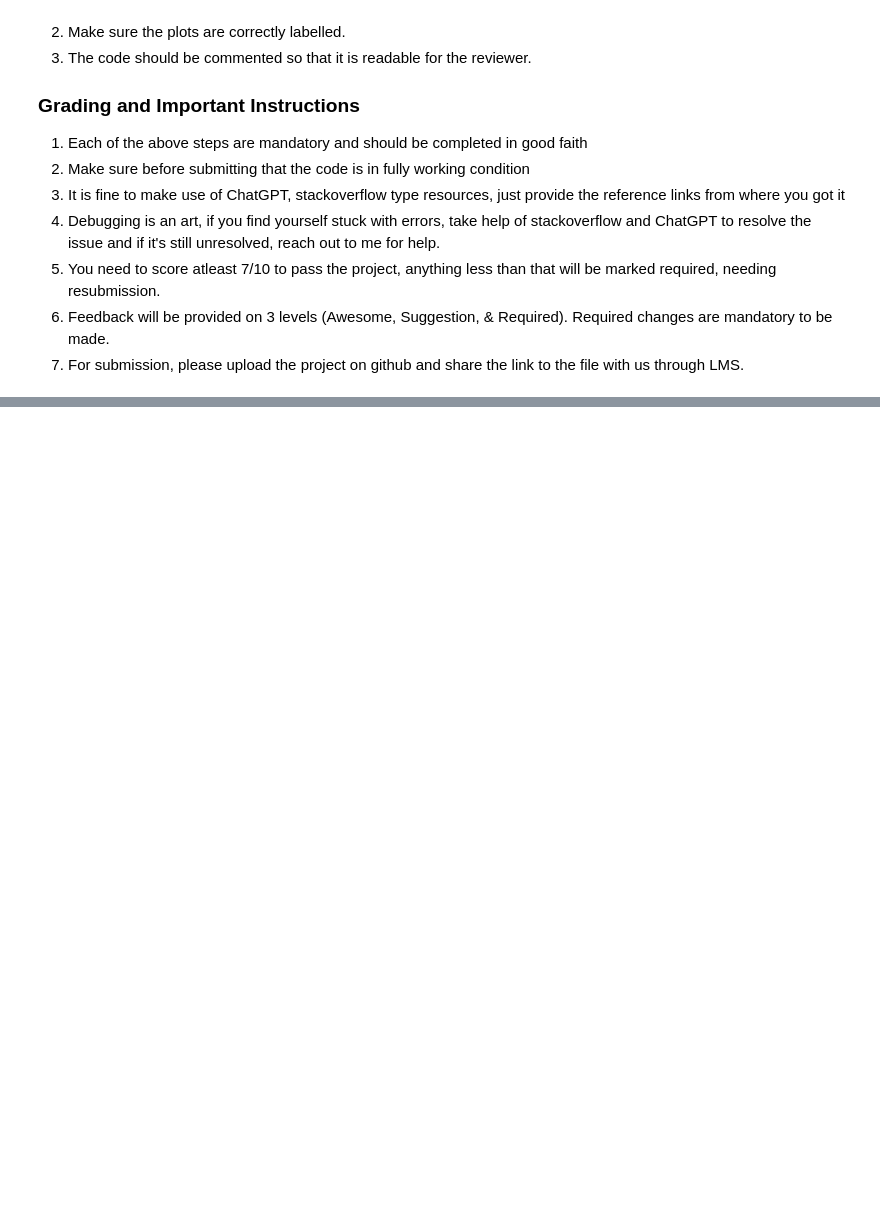
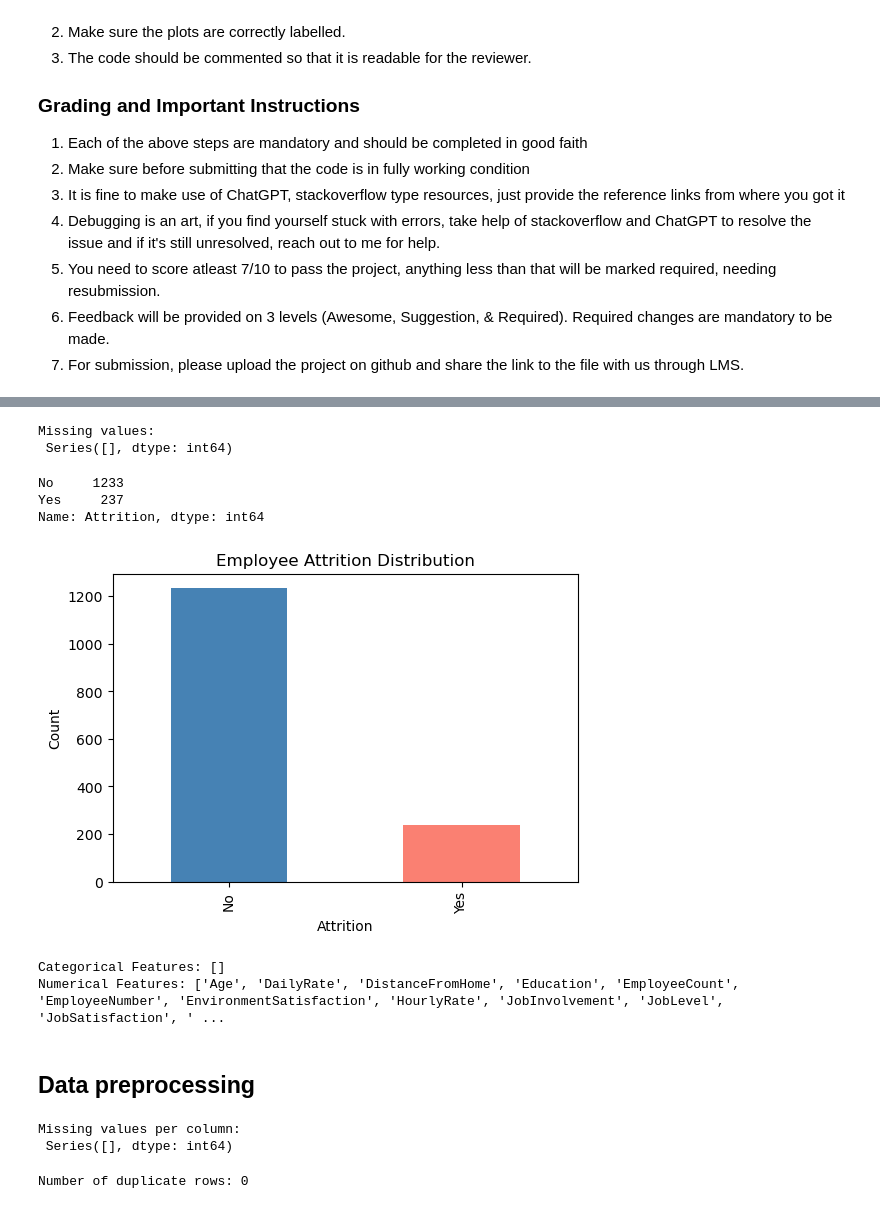
Before and after one commit to ParthKalani/HR-analytics, a Jupyter notebook: HR-analytics-pipeline.ipynb, the cells around one changed output, grey strips where cells are left out. Saved outputs shown, nothing was run; the diff lists cells and outputs as text; code cells hidden in the pictures; blank space fills up the shorter version.

```diff
--- a/HR-analytics-pipeline.ipynb
+++ b/HR-analytics-pipeline.ipynb
@@ -53,0 +67,7 @@ The HR Attrition dataset, albeit fictional, serves the purpose of identifying ke
+# %%
+# Load dataset (replace with your actual path)
+df = pd.read_csv('./dataset/WA_Fn-UseC_-HR-Employee-Attrition.csv')
+
+# Quick check
+print("Shape of dataset:", df.shape)
+df.head()
@@ -53,0 +124,7 @@ The HR Attrition dataset, albeit fictional, serves the purpose of identifying ke
+# %%
+# Convert categorical objects into category type for efficiency
+for col in df.select_dtypes(include='object').columns:
+    df[col] = df[col].astype('category')
+
+# Confirm changes
+df.info()
@@ -53,0 +149,65 @@ The HR Attrition dataset, albeit fictional, serves the purpose of identifying ke
+# %%
+# Check missing values
+missing_values = df.isnull().sum()
+print("Missing values:\n", missing_values[missing_values > 0])
+# %% [output]
+Missing values:
+ Series([], dtype: int64)
+# %%
+# Distribution of target variable
+attrition_counts = df['Attrition'].value_counts()
+print(attrition_counts)
+
+# Plot distribution
+plt.figure(figsize=(6,4))
+attrition_counts.plot(kind='bar', color=['steelblue', 'salmon'])
+plt.title("Employee Attrition Distribution")
+plt.xlabel("Attrition")
+plt.ylabel("Count")
+plt.show()
+# %% [output]
+No     1233
+Yes     237
+Name: Attrition, dtype: int64
+[figure, added]
+# %%
+# Identify categorical & numerical columns
+categorical_cols = df.select_dtypes(include=['object']).columns.tolist()
+numerical_cols = df.select_dtypes(include=['int64', 'float64']).columns.tolist()
+
+print("Categorical Features:", categorical_cols)
+print("Numerical Features:", numerical_cols)
+# %% [output]
+Categorical Features: []
+Numerical Features: ['Age', 'DailyRate', 'DistanceFromHome', 'Education', 'EmployeeCount', 'EmployeeNumber', 'EnvironmentSatisfaction', 'HourlyRate', 'JobInvolvement', 'JobLevel', 'JobSatisfaction', ' ...
+# %% [markdown]
+## Data preprocessing
+# %%
+# Check missing values
+missing_values = df.isnull().sum()
+print("Missing values per column:\n", missing_values[missing_values > 0])
+
+# Strategy:
+# - Numerical: fill with median (robust against outliers)
+# - Categorical: fill with mode (most frequent)
+# - Drop column if too many missing values (>40% threshold, for example)
+
+threshold = 0.4 * len(df)
+df = df.dropna(axis=1, thresh=threshold)  # Drop columns with >40% missing
+
+for col in df.columns:
+    if df[col].dtype in ['int64', 'float64']:
+        df[col].fillna(df[col].median(), inplace=True)
+    else:
+        df[col].fillna(df[col].mode()[0], inplace=True)
+# %% [output]
+Missing values per column:
+ Series([], dtype: int64)
+# %%
+# Check duplicates
+print("Number of duplicate rows:", df.duplicated().sum())
+
+# Remove duplicates if found
+df = df.drop_duplicates().reset_index(drop=True)
+# %% [output]
+Number of duplicate rows: 0
```
Also changed, not shown: parts of 13 cells of this notebook.
